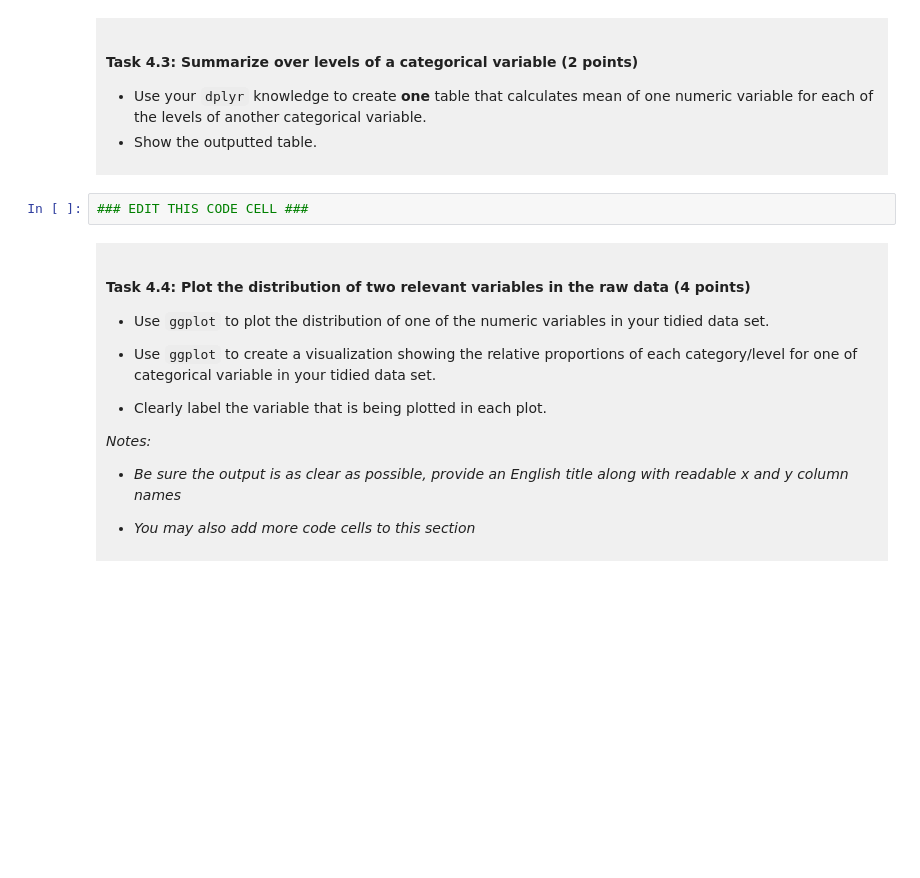
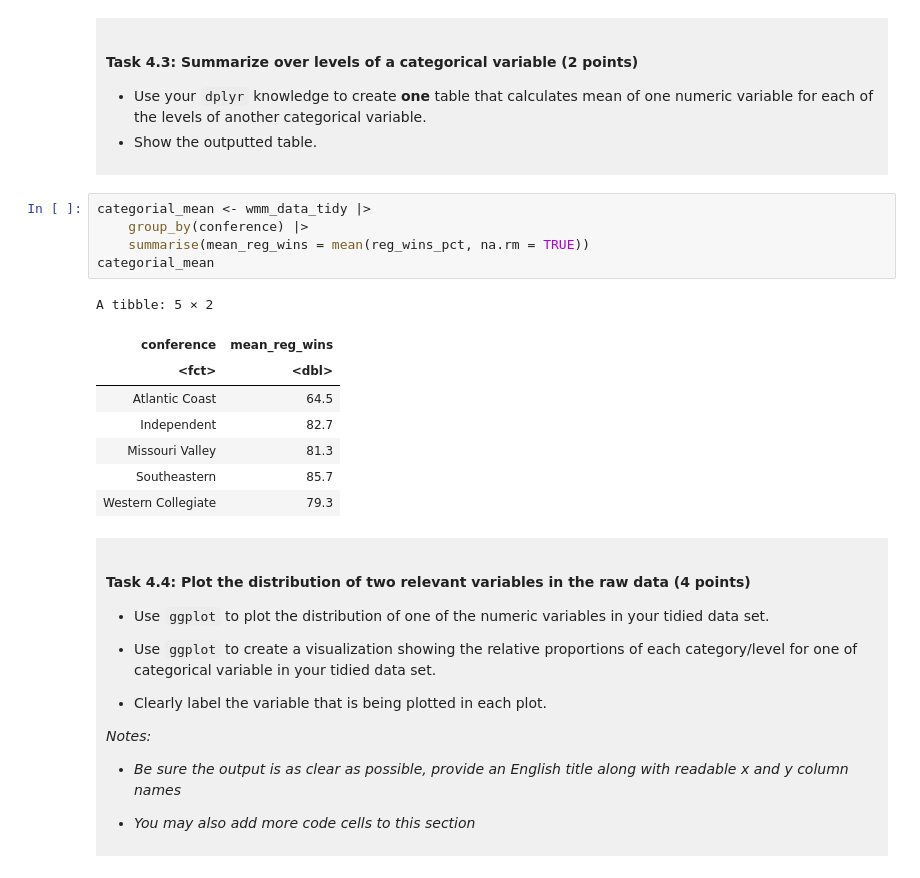
Before and after one commit to moxmoxay/dsci-100-project-moxie-tam, a Jupyter notebook: dsci-100-project-notebook.ipynb, the cells around one changed output. Cells and saved outputs as stored; diff of their text form; blank space fills up the shorter version.

```diff
--- a/dsci-100-project-notebook.ipynb
+++ b/dsci-100-project-notebook.ipynb
@@ -294,7 +310,19 @@ You will refine your research question (if needed) and produce a tidy data set.
 - Show the outputted table.
 </div>
 # %%
-### EDIT THIS CODE CELL ###
+categorial_mean <- wmm_data_tidy |>
+    group_by(conference) |>
+    summarise(mean_reg_wins = mean(reg_wins_pct, na.rm = TRUE))
+categorial_mean
+# %% [output]
+A tibble: 5 × 2
+| conference | mean_reg_wins |
+| <fct> | <dbl> |
+| Atlantic Coast | 64.5 |
+| Independent | 82.7 |
+| Missouri Valley | 81.3 |
+| Southeastern | 85.7 |
+| Western Collegiate | 79.3 |
 # %% [markdown]
 <div style="background-color: #f0f0f0; padding: 10px;">
 
```
Also changed, not shown: parts of 4 cells of this notebook.
